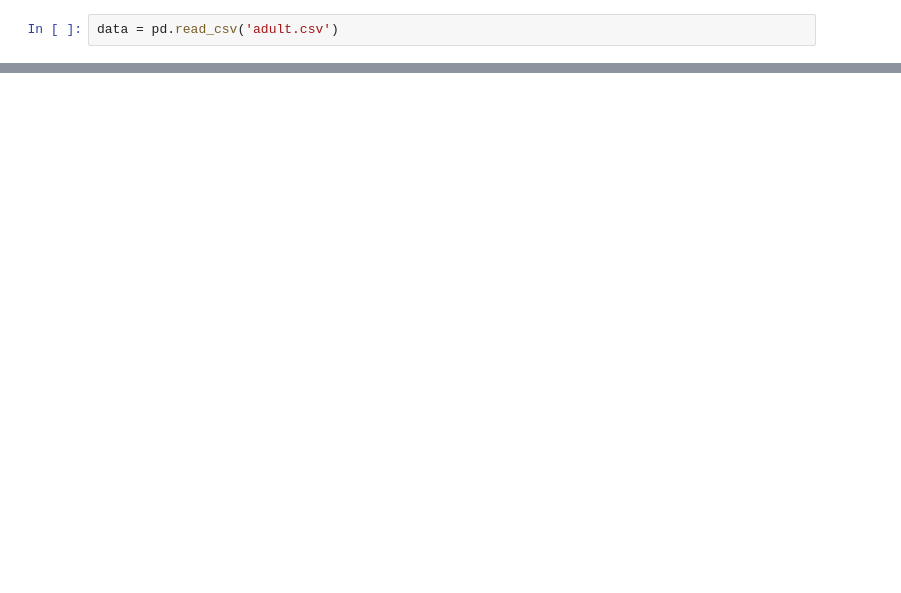
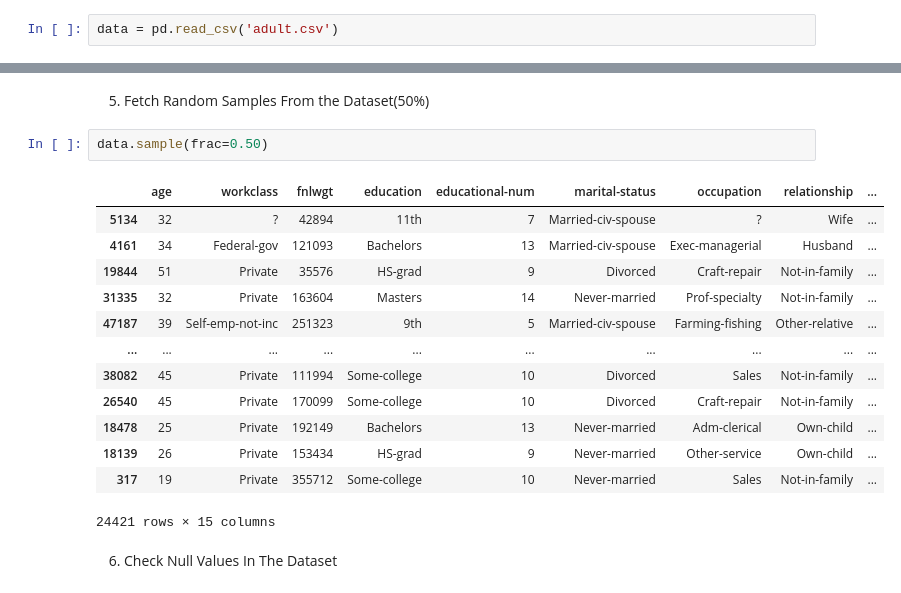
Before and after one commit to arifulislam19/Project-3AdultIncomeDataset, a Jupyter notebook: adultIncome.ipynb, the cells around one changed output, grey strips where cells are left out. Cells and saved outputs as stored; diff of their text form; blank space fills up the shorter version.

```diff
--- a/adultIncome.ipynb
+++ b/adultIncome.ipynb
@@ -38,0 +69,20 @@ data.tail(5)
+# %% [markdown]
+5. Fetch Random Samples From the Dataset(50%)
+# %%
+data.sample(frac=0.50)
+# %% [output]
+|  | age | workclass | fnlwgt | education | educational-num | marital-status | occupation | relationship | ... |
+| 5134 | 32 | ? | 42894 | 11th | 7 | Married-civ-spouse | ? | Wife | ... |
+| 4161 | 34 | Federal-gov | 121093 | Bachelors | 13 | Married-civ-spouse | Exec-managerial | Husband | ... |
+| 19844 | 51 | Private | 35576 | HS-grad | 9 | Divorced | Craft-repair | Not-in-family | ... |
+| 31335 | 32 | Private | 163604 | Masters | 14 | Never-married | Prof-specialty | Not-in-family | ... |
+| 47187 | 39 | Self-emp-not-inc | 251323 | 9th | 5 | Married-civ-spouse | Farming-fishing | Other-relative | ... |
+| ... | ... | ... | ... | ... | ... | ... | ... | ... | ... |
+| 38082 | 45 | Private | 111994 | Some-college | 10 | Divorced | Sales | Not-in-family | ... |
+| 26540 | 45 | Private | 170099 | Some-college | 10 | Divorced | Craft-repair | Not-in-family | ... |
+| 18478 | 25 | Private | 192149 | Bachelors | 13 | Never-married | Adm-clerical | Own-child | ... |
+| 18139 | 26 | Private | 153434 | HS-grad | 9 | Never-married | Other-service | Own-child | ... |
+| 317 | 19 | Private | 355712 | Some-college | 10 | Never-married | Sales | Not-in-family | ... |
+24421 rows × 15 columns
+# %% [markdown]
+6. Check Null Values In The Dataset
```
Also changed, not shown: parts of 32 cells of this notebook.
